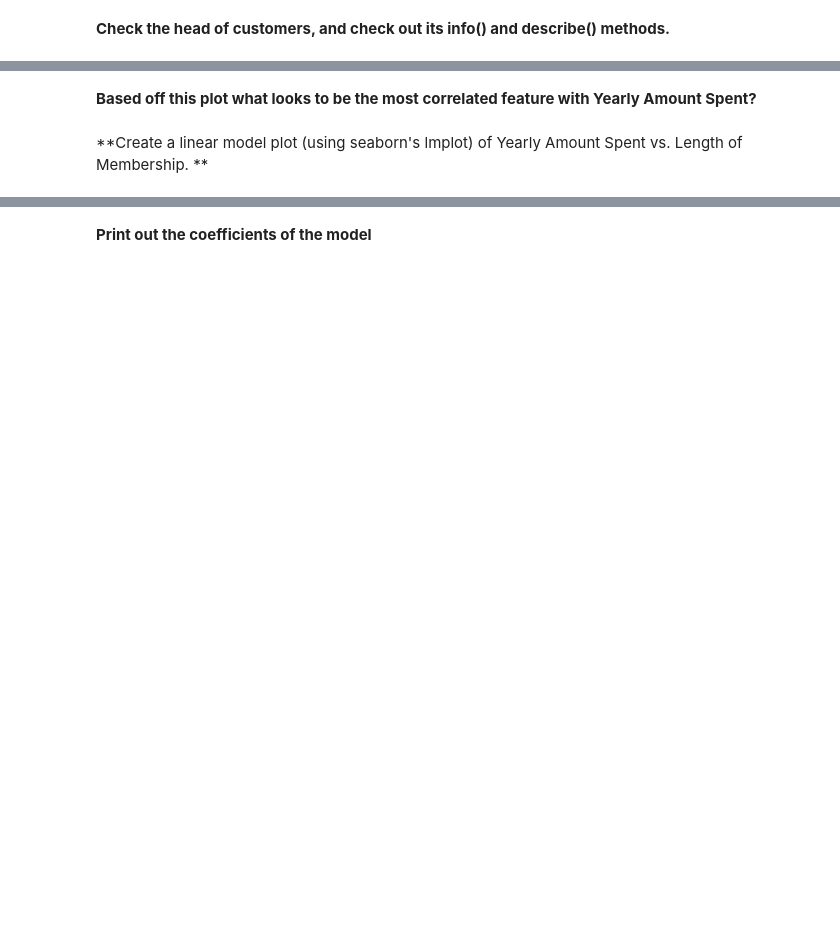
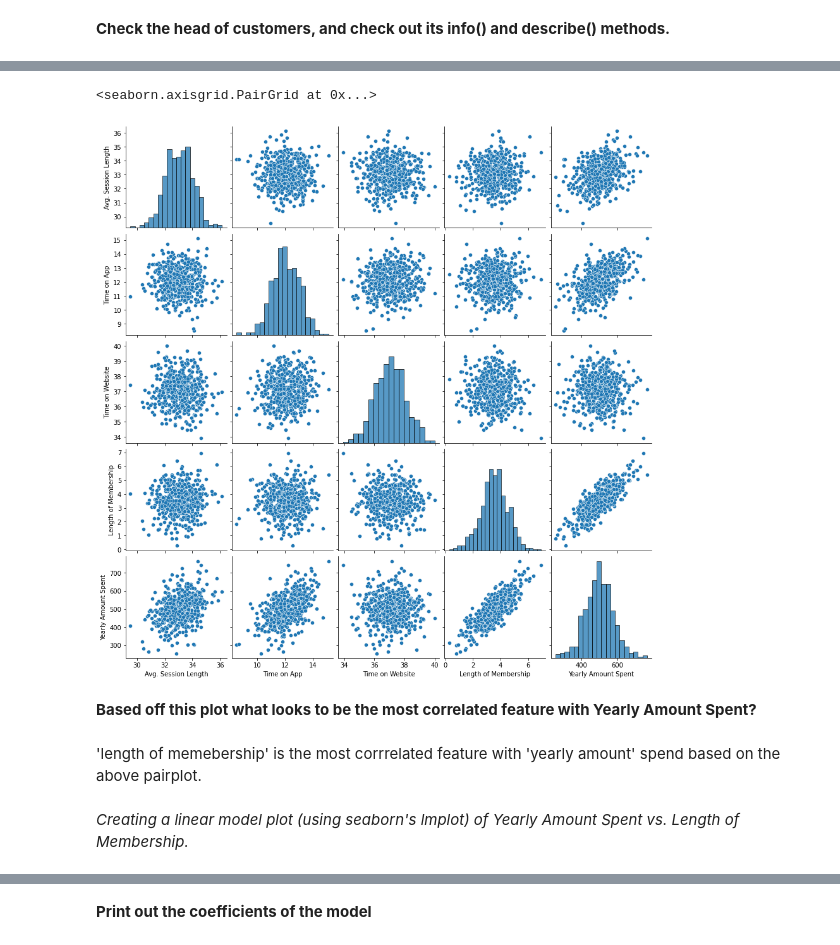
Before and after one commit to abhi1ranjan/ML-Algorithm_Practise, a Jupyter notebook: Linear_Regression_Project.ipynb, the cells around one changed output, grey strips where cells are left out. Saved outputs shown, nothing was run; the diff lists cells and outputs as text; code cells hidden in the pictures; blank space fills up the shorter version.

```diff
--- a/Linear_Regression_Project.ipynb
+++ b/Linear_Regression_Project.ipynb
@@ -91,4 +102,11 @@ ___
+# %%
+sns.pairplot(customers)
+# %% [output]
+<seaborn.axisgrid.PairGrid at 0x...>
+[figure, added]
 # %% [markdown]
 **Based off this plot what looks to be the most correlated feature with Yearly Amount Spent?**
+# %% [markdown]
+'length of memebership' is the most corrrelated feature with 'yearly amount' spend based on the above pairplot.
 # %% [markdown]
-**Create a linear model plot (using seaborn's lmplot) of  Yearly Amount Spent vs. Length of Membership. **
+*Creating a linear model plot (using seaborn's lmplot) of  Yearly Amount Spent vs. Length of Membership.*
```
Also changed, not shown: parts of 66 cells of this notebook.
